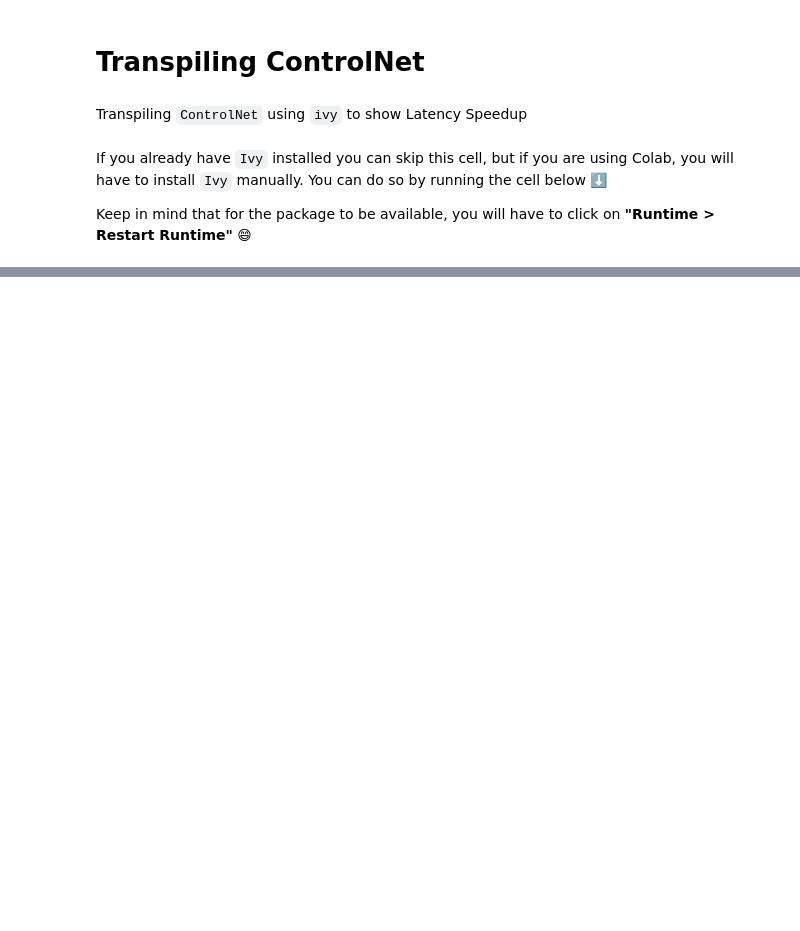
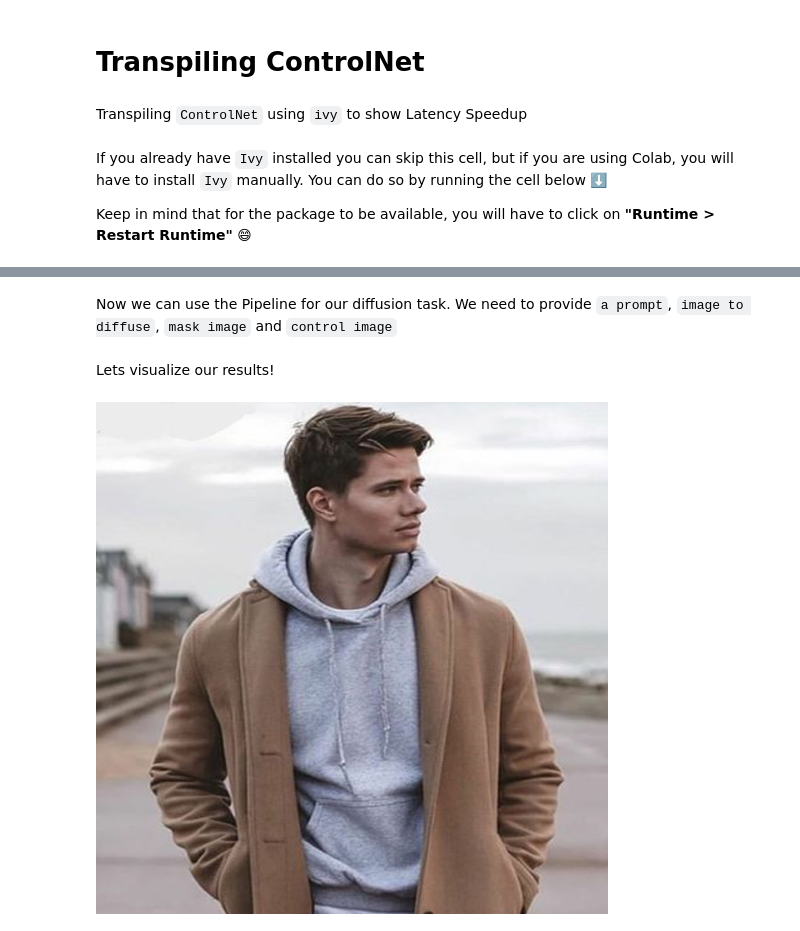
Before and after one commit to HaiderSultanArc/demos, a Jupyter notebook: examples_and_demos/controlnet_transpilation.ipynb, the cells around one changed output, grey strips where cells are left out. Saved outputs shown, nothing was run; the diff lists cells and outputs as text; code cells hidden in the pictures; blank space fills up the shorter version.

Commit message:
controlnet

```diff
--- a/examples_and_demos/controlnet_transpilation.ipynb
+++ b/examples_and_demos/controlnet_transpilation.ipynb
@@ -39,0 +73,12 @@ pipe.scheduler = DPMSolverMultistepScheduler.from_config(pipe.scheduler.config)
+# %%
+init_image = load_image(
+    "https://huggingface.co/datasets/diffusers/test-arrays/resolve/main/stable_diffusion_inpaint/boy.png"
+)
+init_image = init_image.resize((512, 512))
+
+torch_generator = torch.Generator(device="cpu").manual_seed(1)
+
+mask_image = load_image(
+    "https://huggingface.co/datasets/diffusers/test-arrays/resolve/main/stable_diffusion_inpaint/boy_mask.png"
+)
+mask_image = mask_image.resize((512, 512))
@@ -39,0 +161,2 @@ pipe.scheduler = DPMSolverMultistepScheduler.from_config(pipe.scheduler.config)
+# %% [markdown]
+Now we can use the Pipeline for our diffusion task. We need to provide `a prompt`, `image to diffuse`, `mask image` and `control image`
@@ -39,0 +173,6 @@ pipe.scheduler = DPMSolverMultistepScheduler.from_config(pipe.scheduler.config)
+# %% [markdown]
+Lets visualize our results!
+# %%
+init_image
+# %% [output]
+[figure, added]
```
Also changed, not shown: parts of 31 cells of this notebook.
